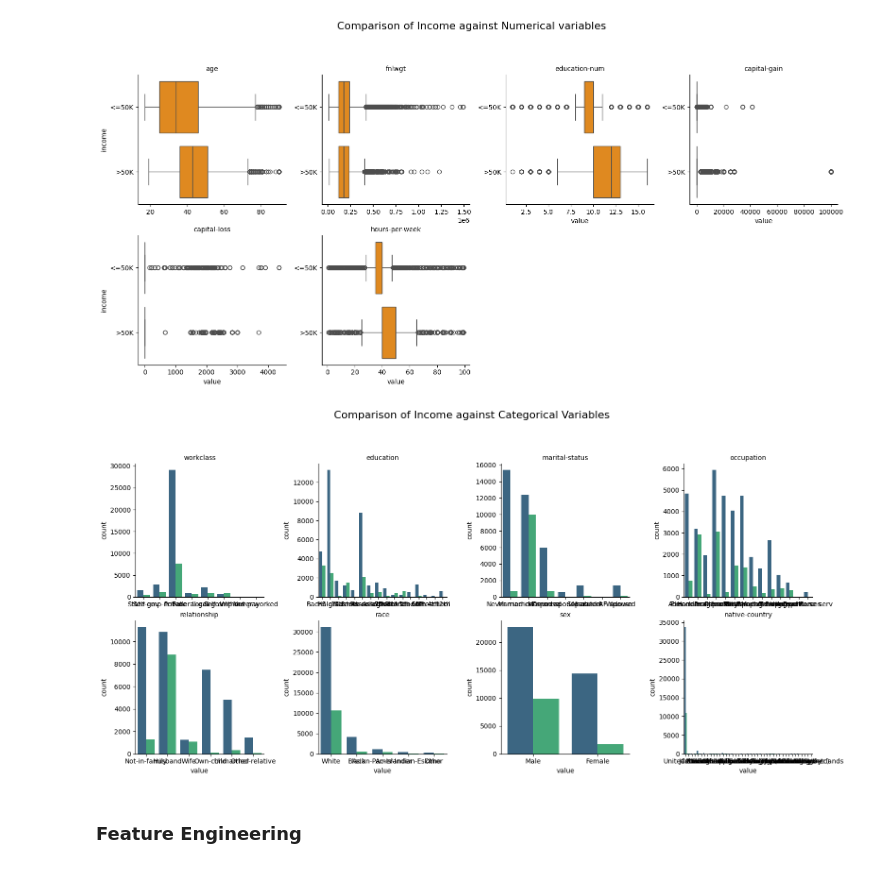
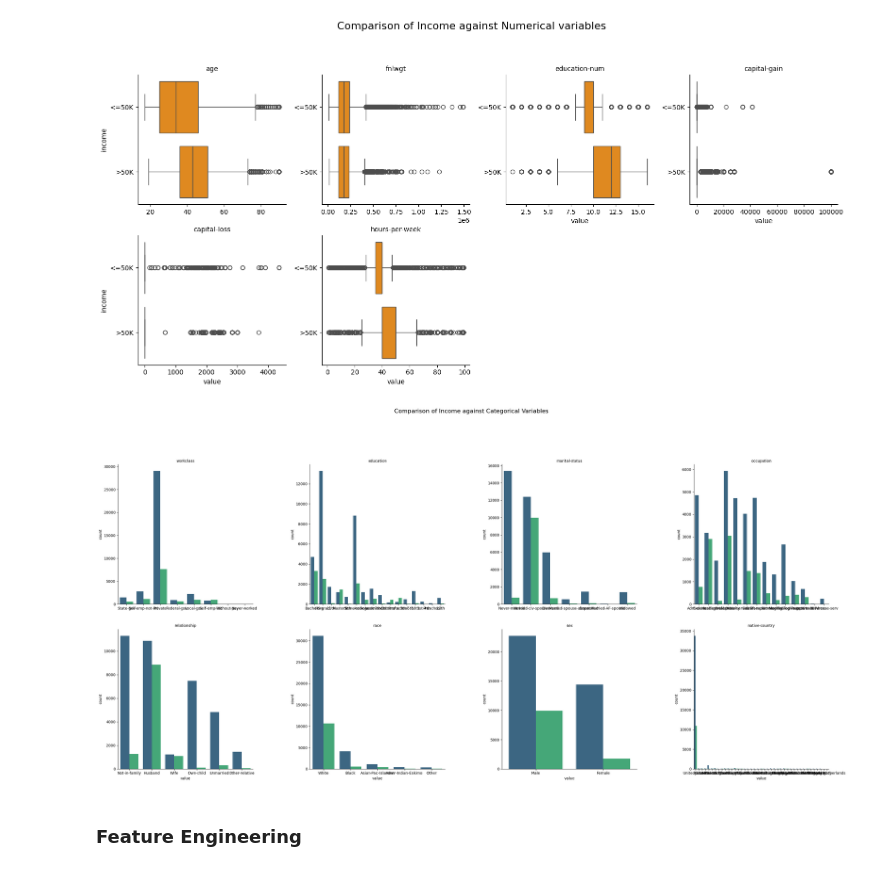
Before and after one commit to MarcusO17/6006CEM-ML, a Jupyter notebook: src/Task 2/main.ipynb, the cells around one changed output. Saved outputs shown, nothing was run; the diff lists cells and outputs as text; code cells hidden in the pictures.

```diff
--- a/src/Task 2/main.ipynb
+++ b/src/Task 2/main.ipynb
@@ -222,13 +228,14 @@ df_melt_cat = categorical_cols.melt(id_vars=['income'])
 # %%
 g = sns.FacetGrid(df_melt_cat, col="variable", col_wrap=4, height=4, sharex=False, sharey=False)
 g.map_dataframe(sns.countplot, x="value", hue="income",palette='viridis')
+g.figure.set_size_inches(30,15)
 g.set_titles("{col_name}")
 plt.subplots_adjust(top=0.84)
 g.figure.suptitle("Comparison of Income against Categorical Variables", fontsize=16)
 
 plt.show()
 # %% [output]
-[figure, old version]
+[figure, new version]
 # %% [markdown]
 ### Feature Engineering
 # %%
```
Also changed, not shown: parts of 58 cells of this notebook, 1 other file.
